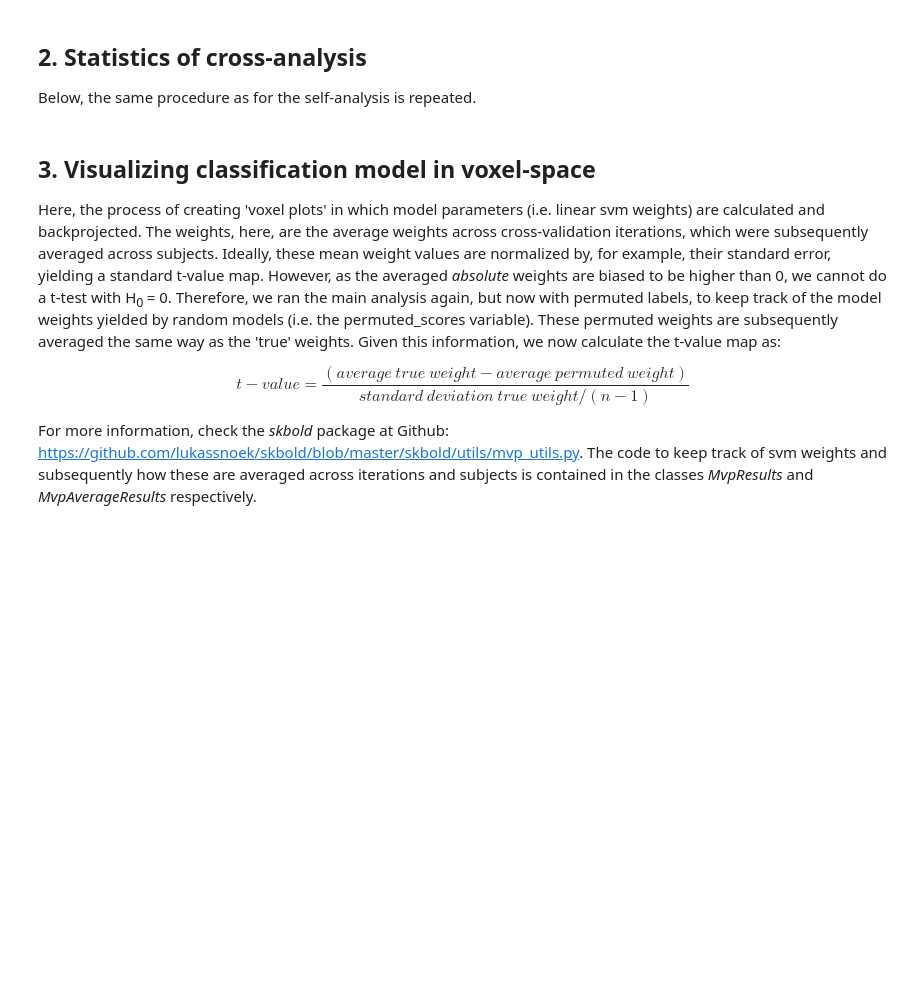
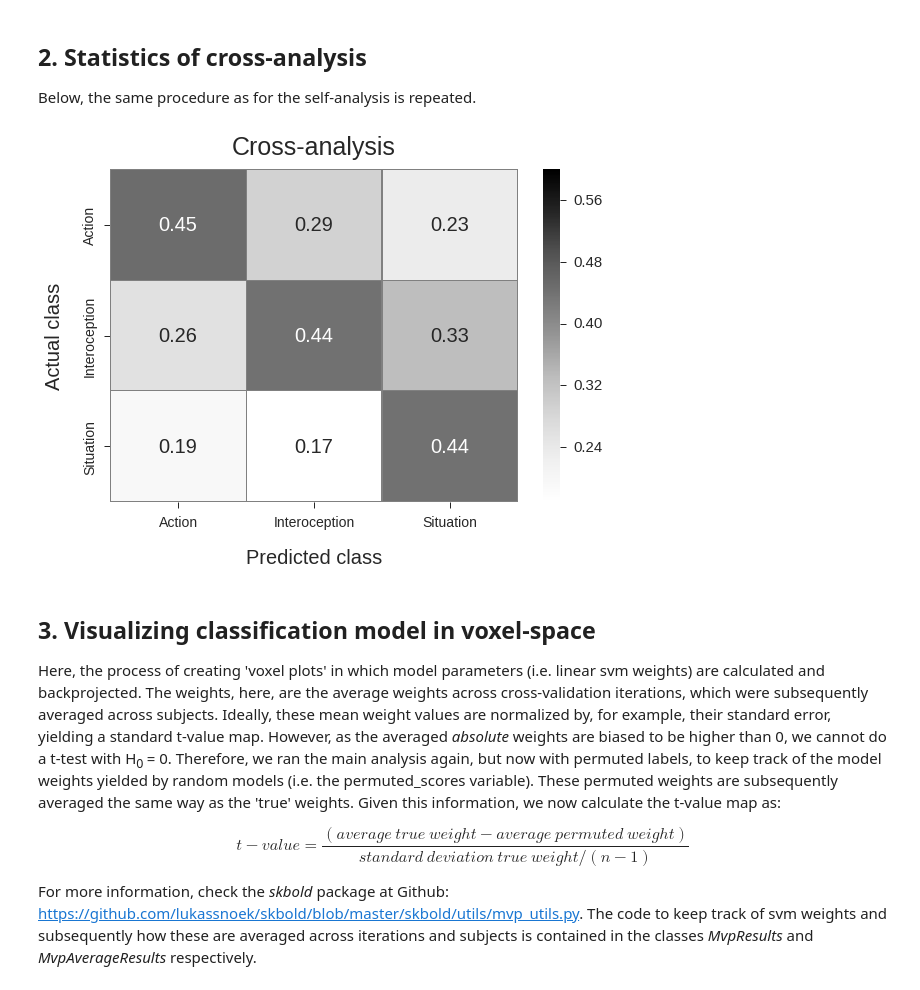
Before and after one commit to lukassnoek/DecodingEmotions, a Jupyter notebook: Analyses/statistics/statistics_main_analysis.ipynb, the cells around one changed output. Cells and saved outputs as stored; diff of their text form; code cells hidden in the pictures; blank space fills up the shorter version.

```diff
--- a/Analyses/statistics/statistics_main_analysis.ipynb
+++ b/Analyses/statistics/statistics_main_analysis.ipynb
@@ -115,19 +121,21 @@ for i, f in enumerate(other_files):
     o_confmat[i, :, :] = compute_score_confmat(tmp, metric='precision')
 o_confmat[np.isnan(o_confmat)] = 0
 # %%
-o_av_cm = o_confmat.mean(axis=0)
+o_av_cm = np.mean(o_confmat, axis=0)
 plt.figure(figsize=(8,6))
 ax = sns.heatmap(o_av_cm, cmap=plt.cm.Greys, annot=True,
                  linewidths=0.1, linecolor='grey', vmax=.6, cbar=True, annot_kws={'fontsize': 20})
 cax = plt.gcf().axes[-1]
 cax.tick_params(labelsize=15)
 plt.xticks(np.arange(3)+0.5, labels, fontsize=14)
-plt.yticks(np.arange(3)+0.5, labels, fontsize=14)
+plt.yticks(np.arange(3)+0.5, labels[::-1], fontsize=14)
 plt.xlabel('Predicted class', fontsize=20, labelpad=19)
 plt.ylabel('Actual class', fontsize=20, labelpad=19)
 plt.title('Cross-analysis', fontsize=25, y=1.03)
 plt.tight_layout(pad=0.1)
 plt.savefig(op.join(plot_dir, 'cross_confmat.png'))
+# %% [output]
+[figure, added]
 # %%
 o_perm_dir = '/media/lukas/data/DecodingEmotions/Validation_set/glm_HWW/permutation_results/'
 o_dirs = glob.glob(op.join(o_perm_dir, 'perm_*'))
```
Also changed, not shown: parts of 5 cells of this notebook, 2 other files.
